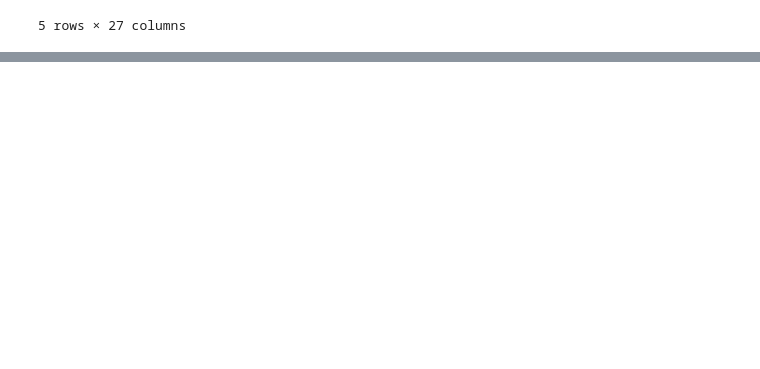
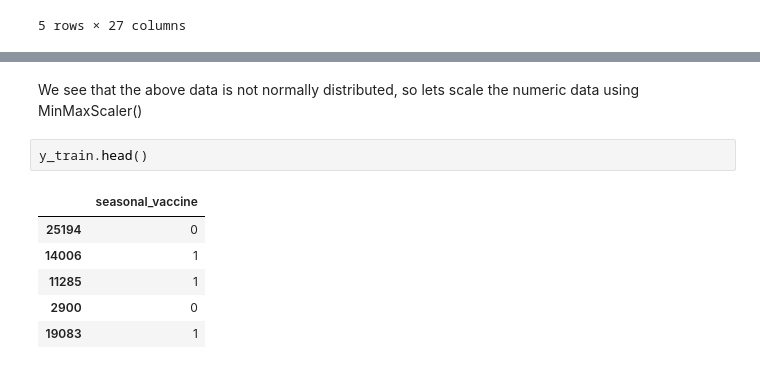
Before and after one commit to sanderlin2013/Predicting-Flu-Vaccines, a Jupyter notebook: Scratchpad.ipynb, the cells around one changed output, grey strips where cells are left out. Drawn from its saved outputs; the diff is of its cells as text; blank space fills up the shorter version.

```diff
--- a/Scratchpad.ipynb
+++ b/Scratchpad.ipynb
@@ -283,0 +358,11 @@ X_train.head()
+# %% [markdown]
+We see that the above data is not normally distributed, so lets scale the numeric data using MinMaxScaler()
+# %%
+y_train.head()
+# %% [output]
+|  | seasonal_vaccine |
+| 25194 | 0 |
+| 14006 | 1 |
+| 11285 | 1 |
+| 2900 | 0 |
+| 19083 | 1 |
```
Also changed, not shown: parts of 23 cells of this notebook.
